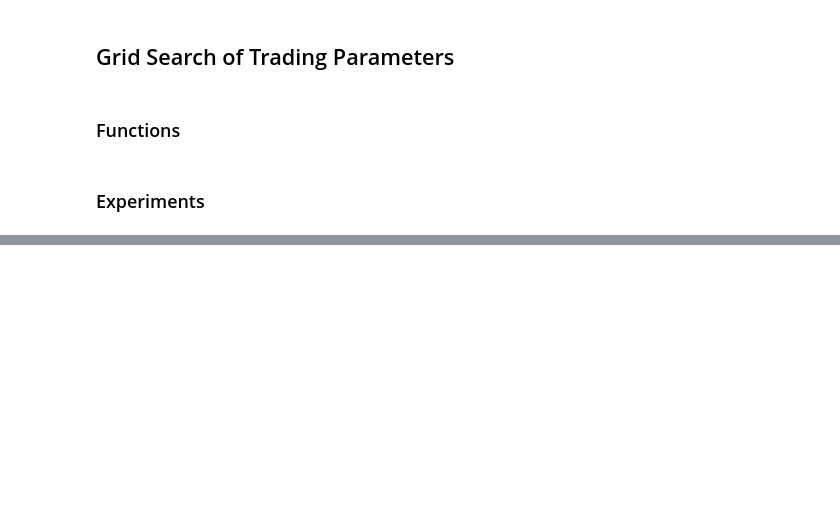
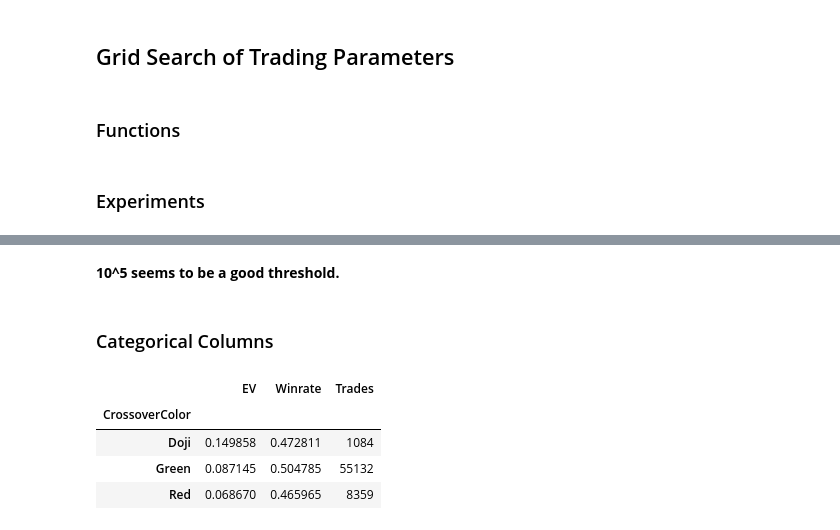
Before and after one commit to i-osipchyk/ema-crossover, a Jupyter notebook: analysis.ipynb, the cells around one changed output, grey strips where cells are left out. Saved outputs shown, nothing was run; the diff lists cells and outputs as text; code cells hidden in the pictures; blank space fills up the shorter version.

```diff
--- a/analysis.ipynb
+++ b/analysis.ipynb
@@ -755,0 +865,14 @@ summary_filtered.head(10)
+# %% [markdown]
+**10^5 seems to be a good threshold.**
+# %% [markdown]
+### Categorical Columns
+# %%
+trades_df_historical_best_params.groupby("CrossoverColor")["R_Multiple"].agg(
+    EV="mean", Winrate=lambda x: (x>0).mean(), Trades="count"
+)
+# %% [output]
+|  | EV | Winrate | Trades |
+| CrossoverColor |  |  |  |
+| Doji | 0.149858 | 0.472811 | 1084 |
+| Green | 0.087145 | 0.504785 | 55132 |
+| Red | 0.068670 | 0.465965 | 8359 |
```
Also changed, not shown: parts of 28 cells of this notebook.
